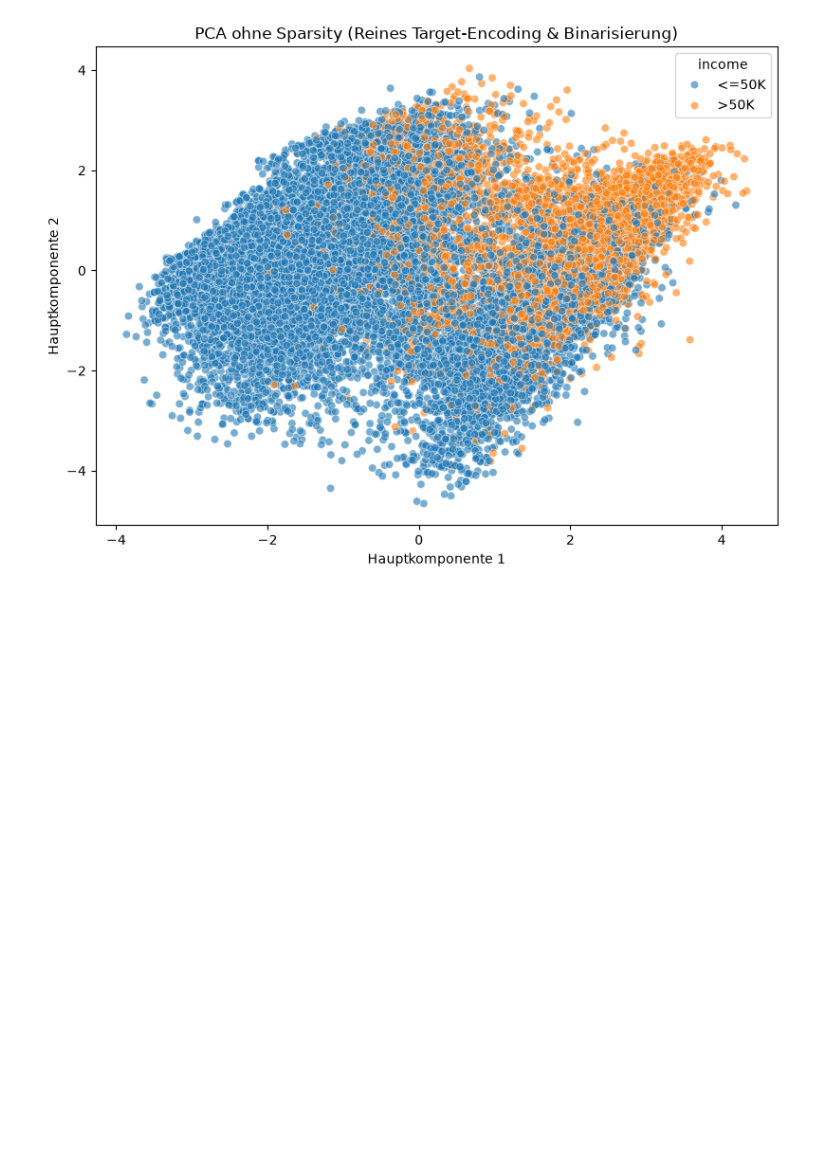
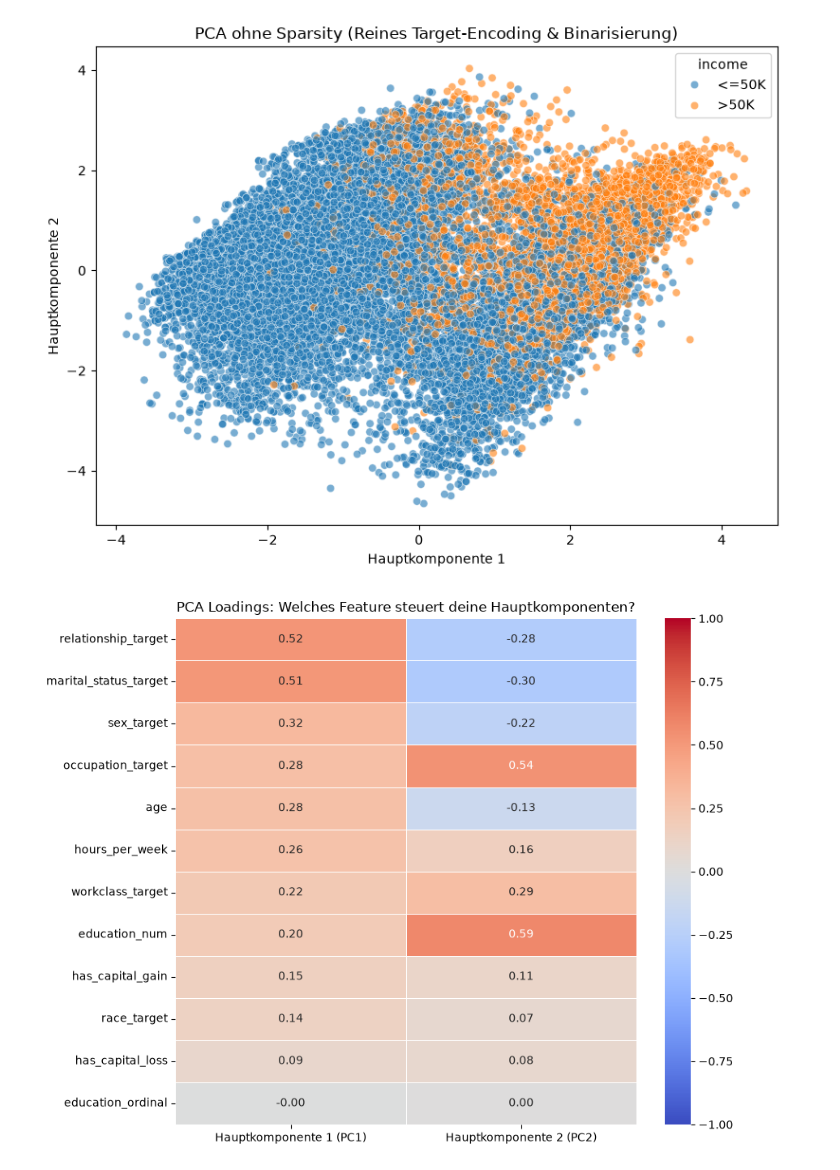
Before and after one commit to SirZotto/Applied-ML-Project-4-Income-Prediction-Using-Categorical-Data-Petrarolo-Marantidis-, a Jupyter notebook: data-exploration.ipynb, the cells around one changed output. Cells and saved outputs as stored; diff of their text form; code cells hidden in the pictures; blank space fills up the shorter version.

Commit message:
PCA loading and random forest for understanding feature importance

```diff
--- a/data-exploration.ipynb
+++ b/data-exploration.ipynb
@@ -831,0 +941,92 @@ Gesamte erklärte Varianz (Ziel > 30%+): 0.3578
+# %%
+
+# ==============================================================================
+# UNABHÄNGIGE ZELLE: PCA LOADINGS FüR DIE OPTIMIERTE VERSION
+# ==============================================================================
+import pandas as pd
+import numpy as np
+import seaborn as sns
+import matplotlib.pyplot as plt
+from sklearn.decomposition import PCA
+from sklearn.preprocessing import StandardScaler
+
+# 1. Frische Kopie vom geladenen Basis-DataFrame ziehen
+loadings_df_raw = df.copy()
+loadings_df_raw["income_target"] = loadings_df_raw["income"].astype(str).str.strip().map({"<=50K": 0, ">50K": 1})
+
+# --- 2. ENCODING & PROCESSING (IDENTISCH ZUR OPTIMIERTEN PCA) ---
+
+# Ordinal Encoding für education
+loadings_df_raw["education_ordinal"] = Ordinal_Encoder(
+    loadings_df_raw[["education"]].copy(),
+    "education",
+    categories_order=[["Preschool", "1st-4th", "5th-6th", "7th-8th", "9th", "10th", "11th", "12th",
+                      "HS-grad", "Some-college", "Assoc-voc", "Assoc-acdm", "Bachelors", "Masters",
+                      "Prof-school", "Doctorate"]]
+)["education"]
+
+# Target Encoding für ALLE nominalen Features (Um Sparsity zu vermeiden)
+nominal_features_load = ["marital_status", "relationship", "race", "sex", "workclass", "occupation"]
+
+target_mappings_load = Target_Encoder_Fit(
+    X_train=loadings_df_raw,
+    y_train=loadings_df_raw["income_target"],
+    columns_to_be_encoded=nominal_features_load
+)
+
+encoded_nominal_load = Target_Encoder_Transform(
+    loadings_df_raw[nominal_features_load],
+    nominal_features_load,
+    target_mappings_load
+)
+
+for col in nominal_features_load:
+    loadings_df_raw[f"{col}_target"] = encoded_nominal_load[f"{col}_target"]
+
+# Binarisierung der Kapitalerträge
+loadings_df_raw["has_capital_gain"] = (loadings_df_raw["capital_gain"].astype(float) > 0).astype(float)
+loadings_df_raw["has_capital_loss"] = (loadings_df_raw["capital_loss"].astype(float) > 0).astype(float)
+
+
+# --- 3. PCA AUSFÜHREN ---
+feature_columns_load = [
+    "age", "education_ordinal", "education_num", "hours_per_week",
+    "has_capital_gain", "has_capital_loss"
+]
+feature_columns_load.extend([f"{col}_target" for col in nominal_features_load])
+
+X_load = loadings_df_raw[feature_columns_load].astype(float)
+X_scaled_load = StandardScaler().fit_transform(X_load)
+
+pca_standalone = PCA(n_components=2)
+pca_standalone.fit(X_scaled_load)
+
+
+# --- 4. LADUNGEN EXTRAHIEREN & PLOTTEN ---
+loadings_matrix = pca_standalone.components_.T
+
+loadings_visualization_df = pd.DataFrame(
+    loadings_matrix,
+    columns=['Hauptkomponente 1 (PC1)', 'Hauptkomponente 2 (PC2)'],
+    index=feature_columns_load
+)
+
+# Sortieren nach Einfluss auf PC1 für bessere Lesbarkeit
+loadings_visualization_df = loadings_visualization_df.sort_values(by='Hauptkomponente 1 (PC1)', ascending=False)
+
+# Heatmap erstellen
+plt.figure(figsize=(9, 7))
+sns.heatmap(
+    loadings_visualization_df,
+    annot=True,
+    cmap='coolwarm',
+    vmin=-1,
+    vmax=1,
+    fmt=".2f",
+    linewidths=0.5
+)
+plt.title("PCA Loadings: Welches Feature steuert deine Hauptkomponenten?")
+plt.tight_layout()
+plt.show()
+# %% [output]
+[figure, added]
```
Also changed, not shown: parts of 4 cells of this notebook.
